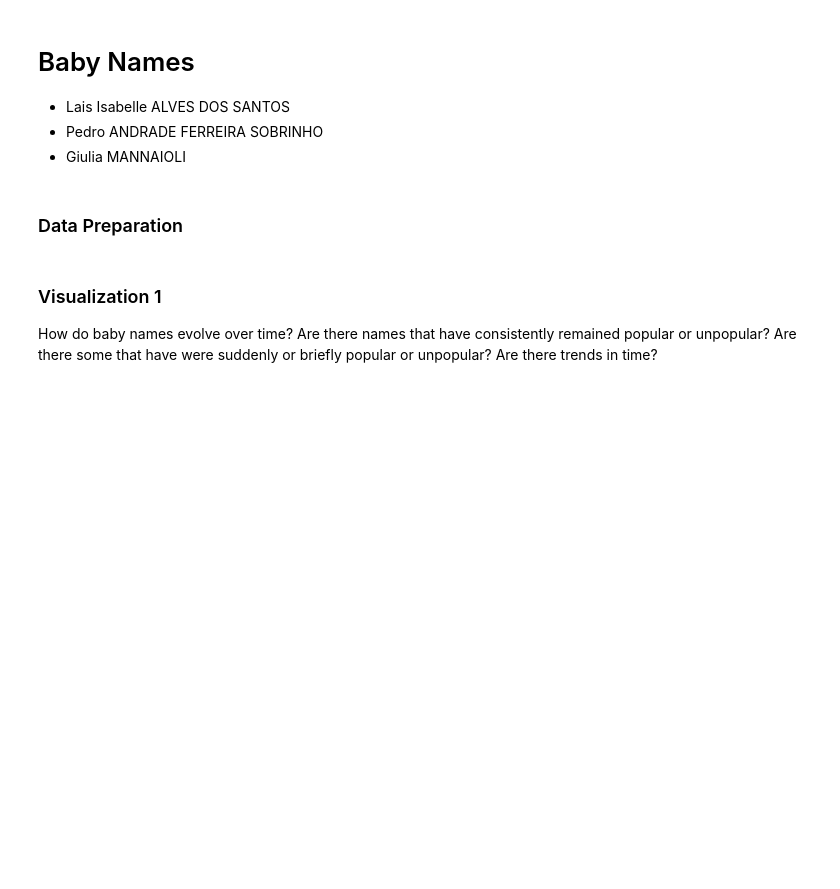
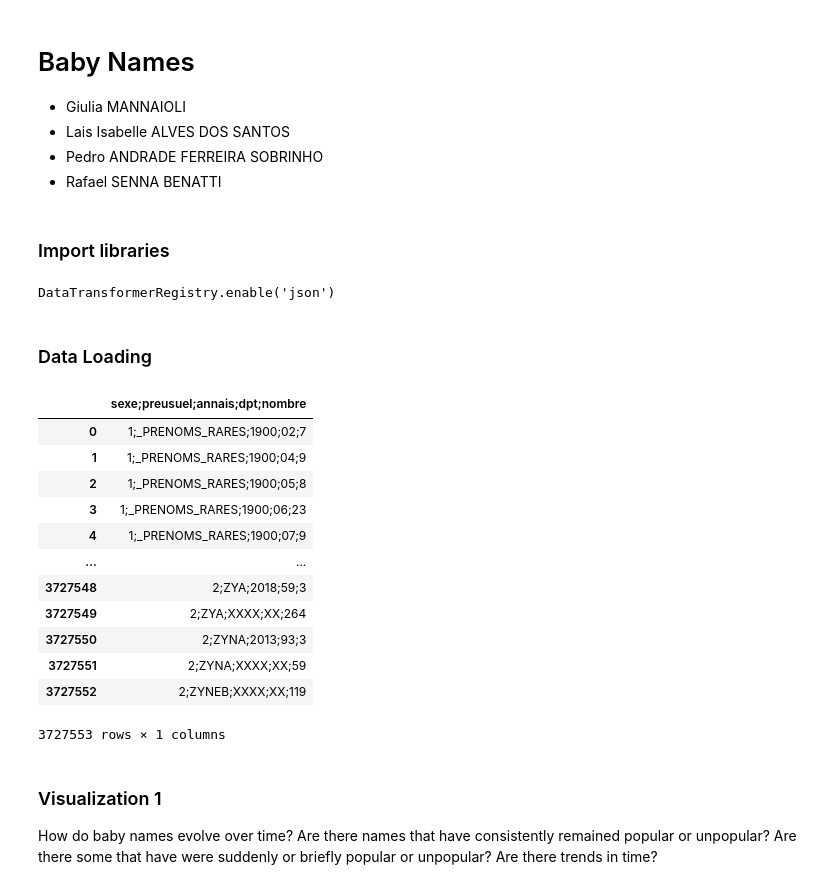
Before and after one commit to liadsantos/baby_names_visualization, a Jupyter notebook: notebook.ipynb, the cells around one changed output. Saved outputs shown, nothing was run; the diff lists cells and outputs as text; code cells hidden in the pictures; blank space fills up the shorter version.

```diff
--- a/notebook.ipynb
+++ b/notebook.ipynb
@@ -1,11 +1,40 @@
 # %% [markdown]
 # Baby Names
 
+*  Giulia MANNAIOLI
 *  Lais Isabelle ALVES DOS SANTOS
 *  Pedro ANDRADE FERREIRA SOBRINHO
-*  Giulia MANNAIOLI
+*  Rafael SENNA BENATTI
+# %% [markdown]
+### Import libraries
+# %%
+import altair as alt
+import pandas as pd
+from IPython.display import Image
+
+alt.data_transformers.enable('json') # work-around to let Altair handle larger data sets
+# %% [output]
+DataTransformerRegistry.enable('json')
 # %% [markdown]
-### Data Preparation
+### Data Loading
+# %%
+# Reference to data
+baby_names = pd.read_csv('dpt2020.csv')
+baby_names
+# %% [output]
+|  | sexe;preusuel;annais;dpt;nombre |
+| 0 | 1;_PRENOMS_RARES;1900;02;7 |
+| 1 | 1;_PRENOMS_RARES;1900;04;9 |
+| 2 | 1;_PRENOMS_RARES;1900;05;8 |
+| 3 | 1;_PRENOMS_RARES;1900;06;23 |
+| 4 | 1;_PRENOMS_RARES;1900;07;9 |
+| ... | ... |
+| 3727548 | 2;ZYA;2018;59;3 |
+| 3727549 | 2;ZYA;XXXX;XX;264 |
+| 3727550 | 2;ZYNA;2013;93;3 |
+| 3727551 | 2;ZYNA;XXXX;XX;59 |
+| 3727552 | 2;ZYNEB;XXXX;XX;119 |
+3727553 rows × 1 columns
 # %% [markdown]
 ### Visualization 1
 
```
Also changed, not shown: parts of 6 cells of this notebook.
